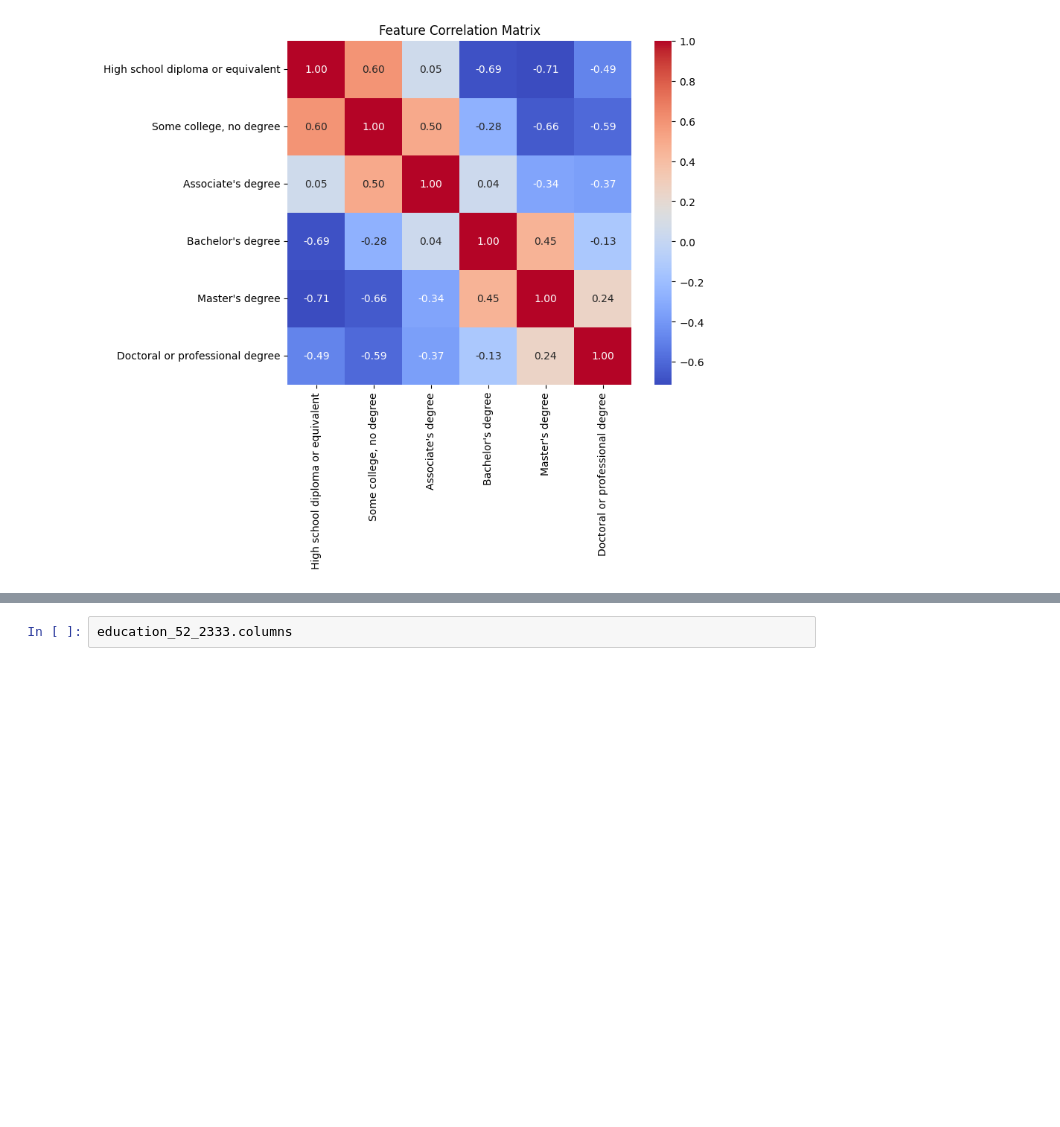
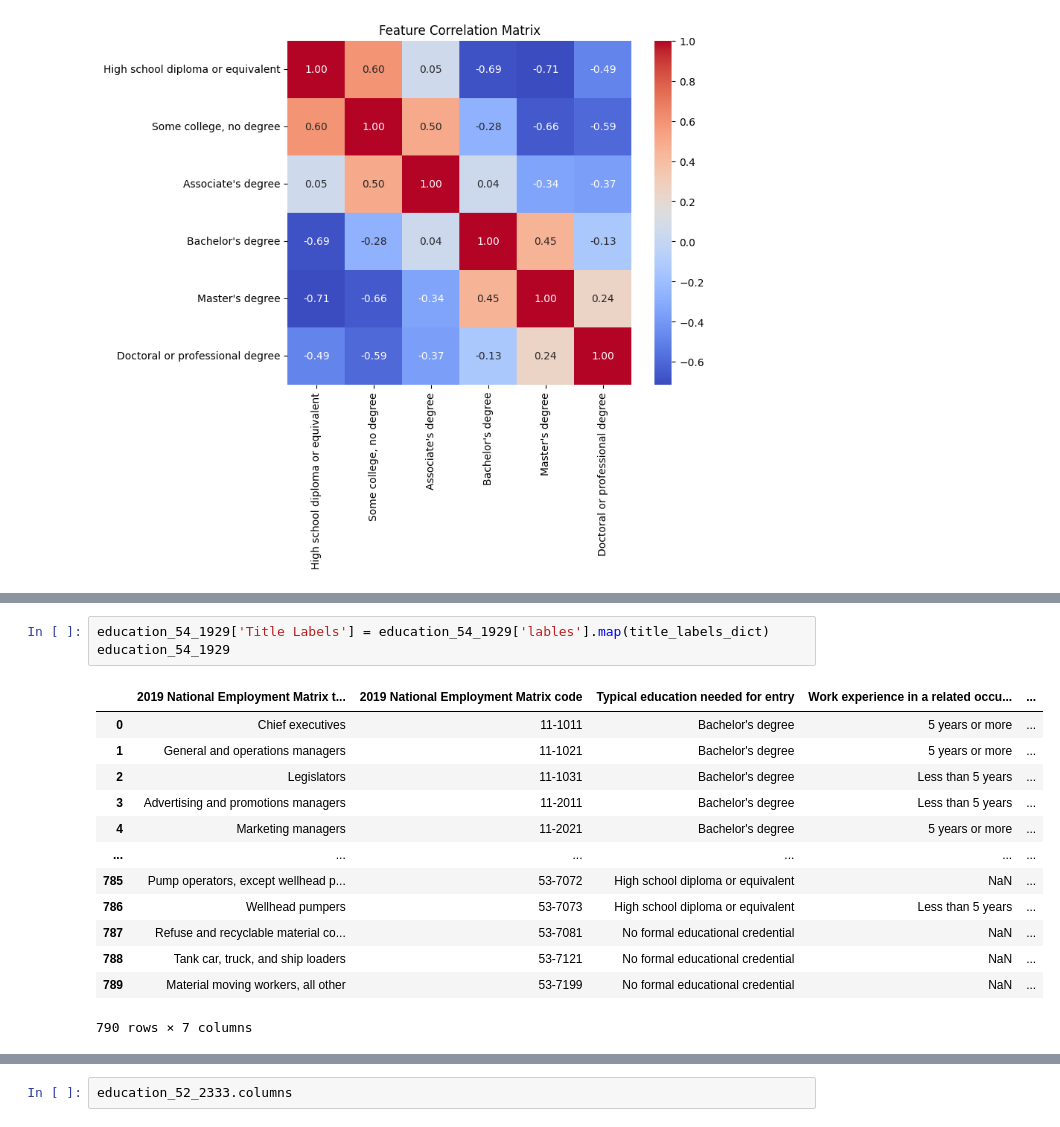
Before and after one commit to namansingh2623/BDA_project, a Jupyter notebook: project_data/project_data/ProjectFileGroup4.ipynb, the cells around one changed output, grey strips where cells are left out. Cells and saved outputs as stored; diff of their text form; blank space fills up the shorter version.

Commit message:
map labels to tbales 54

```diff
--- a/project_data/project_data/ProjectFileGroup4.ipynb
+++ b/project_data/project_data/ProjectFileGroup4.ipynb
@@ -164,0 +194,17 @@ plt.show()
+# %%
+education_54_1929['Title Labels'] = education_54_1929['lables'].map(title_labels_dict)
+education_54_1929
+# %% [output]
+|  | 2019 National Employment Matrix t... | 2019 National Employment Matrix code | Typical education needed for entry | Work experience in a related occu... | ... |
+| 0 | Chief executives | 11-1011 | Bachelor's degree | 5 years or more | ... |
+| 1 | General and operations managers | 11-1021 | Bachelor's degree | 5 years or more | ... |
+| 2 | Legislators | 11-1031 | Bachelor's degree | Less than 5 years | ... |
+| 3 | Advertising and promotions managers | 11-2011 | Bachelor's degree | Less than 5 years | ... |
+| 4 | Marketing managers | 11-2021 | Bachelor's degree | 5 years or more | ... |
+| ... | ... | ... | ... | ... | ... |
+| 785 | Pump operators, except wellhead p... | 53-7072 | High school diploma or equivalent | NaN | ... |
+| 786 | Wellhead pumpers | 53-7073 | High school diploma or equivalent | Less than 5 years | ... |
+| 787 | Refuse and recyclable material co... | 53-7081 | No formal educational credential | NaN | ... |
+| 788 | Tank car, truck, and ship loaders | 53-7121 | No formal educational credential | NaN | ... |
+| 789 | Material moving workers, all other | 53-7199 | No formal educational credential | NaN | ... |
+790 rows × 7 columns
```
Also changed, not shown: parts of 6 cells of this notebook, 1 other file.
